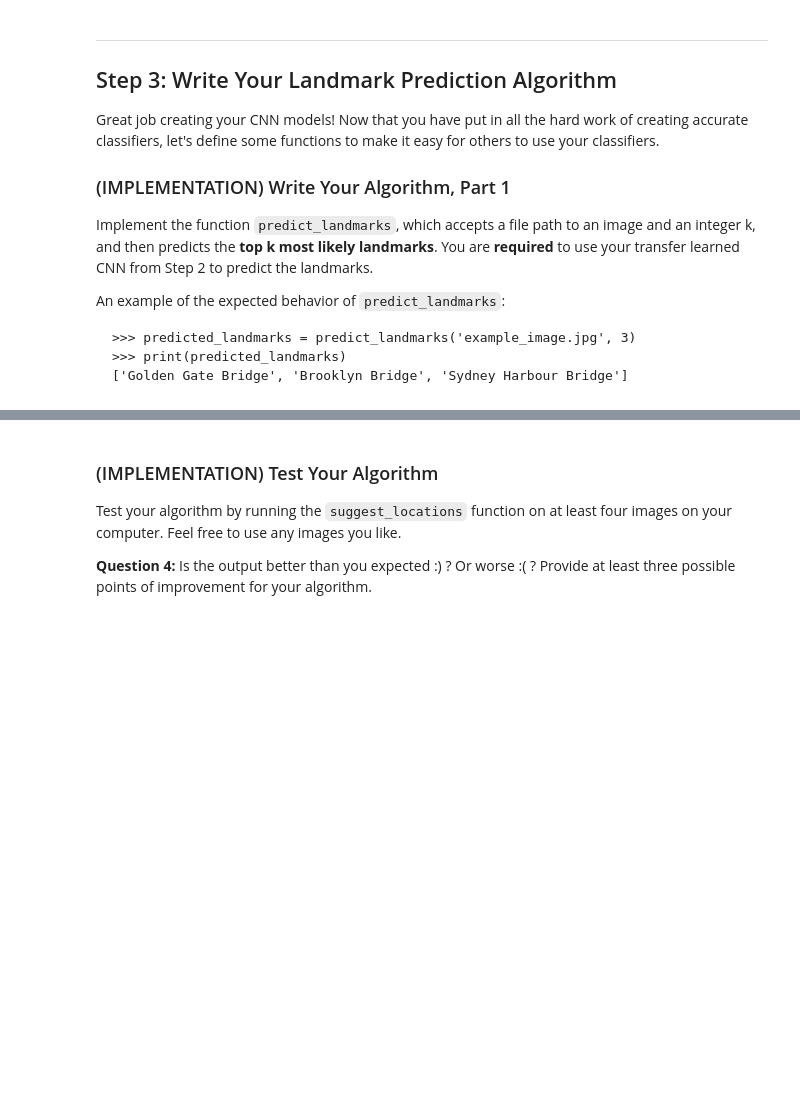
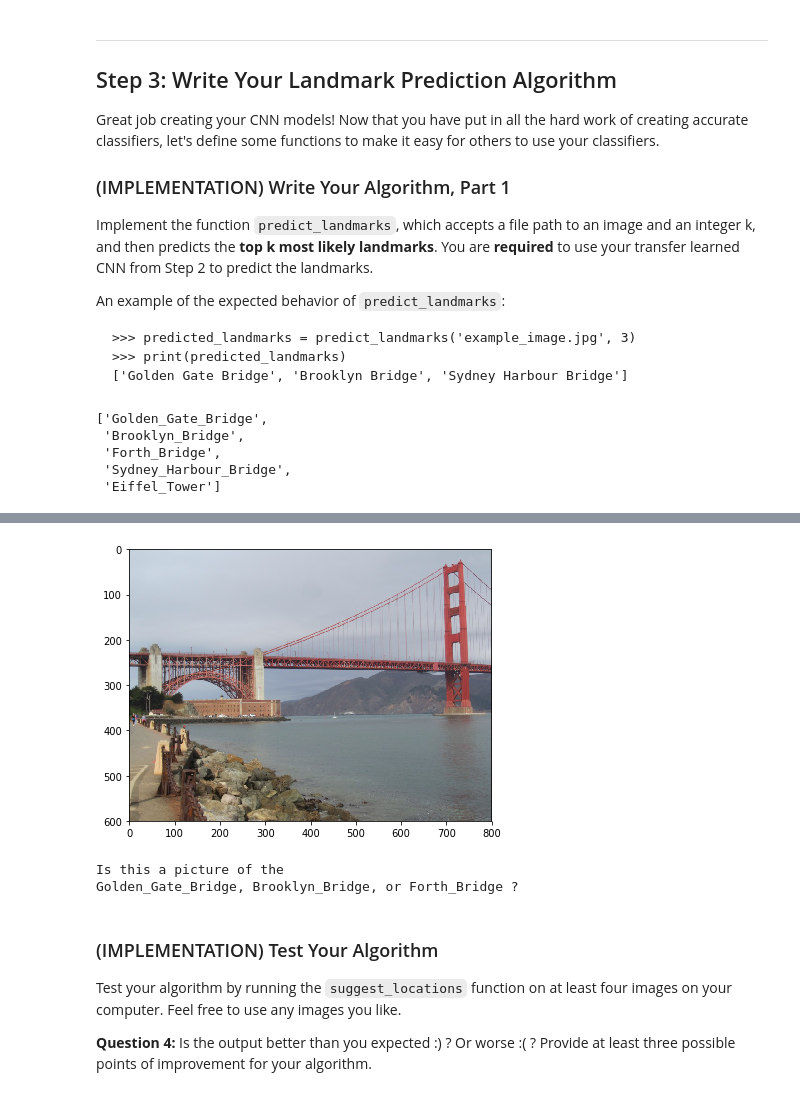
Before and after one commit to gariciodaro/Landmarks-cnn, a Jupyter notebook: landmark_project/landmark.ipynb, the cells around one changed output, grey strips where cells are left out. Saved outputs shown, nothing was run; the diff lists cells and outputs as text; code cells hidden in the pictures; blank space fills up the shorter version.

```diff
--- a/landmark_project/landmark.ipynb
+++ b/landmark_project/landmark.ipynb
@@ -546,4 +730,5 @@ model_transfer.load_state_dict(torch.load('model_transfer.pt'))
 
 Try out your model on the test dataset of landmark images. Use the code cell below to calculate and print the test loss and accuracy.  Ensure that your test accuracy is greater than 60%.
 # %%
+model_transfer.load_state_dict(torch.load('model_transfer.pt'))
 test(loaders_transfer, model_transfer, criterion_transfer, use_cuda)
@@ -570,14 +760,44 @@ from PIL import Image
 
 ## the class names can be accessed at the `classes` attribute
 ## of your dataset object (e.g., `train_dataset.classes`)
+## imagestest16.Eiffel_Tower
+#imagestest16.Eiffel_Tower
+model_transfer.load_state_dict(torch.load('model_transfer.pt'))
+classes = train_data.classes
+model_transfer.eval()
+
+def pil_helper_load(path):
+    return Image.open(path).convert('RGB')
+
 
 def predict_landmarks(img_path, k):
+
+    transform_deploy = transforms.Compose([
+    transforms.Resize(350),
+    transforms.CenterCrop(299),
+    transforms.ToTensor(),
+    transforms.Normalize(mean=[0.485, 0.456, 0.406], std=[0.229, 0.224, 0.225])
+    ])
+    # Read with PIL, process with transform_deploy, add batch dim.
+    X = transform_deploy(pil_helper_load(img_path)).unsqueeze(0)
+    X = X.to(device)
+    output =  model_transfer(X)
+
+    _, preds_tensor = torch.topk(output, k=k)
+
+    top_labels = [classes[each] for each in preds_tensor.cpu().numpy().ravel()]
+    top_labels = [each.split(".")[1] for each in top_labels]
     ## TODO: return the names of the top k landmarks predicted by the transfer learned CNN
-
-
+    return top_labels
 
 # test on a sample image
 predict_landmarks('images/test/09.Golden_Gate_Bridge/190f3bae17c32c37.jpg', 5)
+# %% [output]
+['Golden_Gate_Bridge',
+ 'Brooklyn_Bridge',
+ 'Forth_Bridge',
+ 'Sydney_Harbour_Bridge',
+ 'Eiffel_Tower']
 # %% [markdown]
 ### (IMPLEMENTATION) Write Your Algorithm, Part 2
 
@@ -588,15 +808,24 @@ Some sample output for `suggest_locations` is provided below, but feel free to d
 # %%
 def suggest_locations(img_path):
     # get landmark predictions
     predicted_landmarks = predict_landmarks(img_path, 3)
+    predicted_landmarks[-1] = "or "+predicted_landmarks[-1]
+    predicted_landmarks =  ", ".join(predicted_landmarks)
+    pil_image = pil_helper_load(img_path)
 
-    ## TODO: display image and display landmark predictions
-
-
-
-
+    fig = plt.figure(figsize=(10,5))
+    ax = fig.add_subplot(111)
+    ax.imshow(pil_image)
+    msg = 'Is this a picture of the \n{} ? '
+    #ax.set_xlabel(msg.format(predicted_landmarks), horizontalalignment='right')
+    plt.show()
+    print(msg.format(predicted_landmarks))
 # test on a sample image
 suggest_locations('images/test/09.Golden_Gate_Bridge/190f3bae17c32c37.jpg')
+# %% [output]
+[figure, added]
+Is this a picture of the
+Golden_Gate_Bridge, Brooklyn_Bridge, or Forth_Bridge ?
 # %% [markdown]
 ### (IMPLEMENTATION) Test Your Algorithm
 
```
Also changed, not shown: parts of 26 cells of this notebook, 1 other file.
